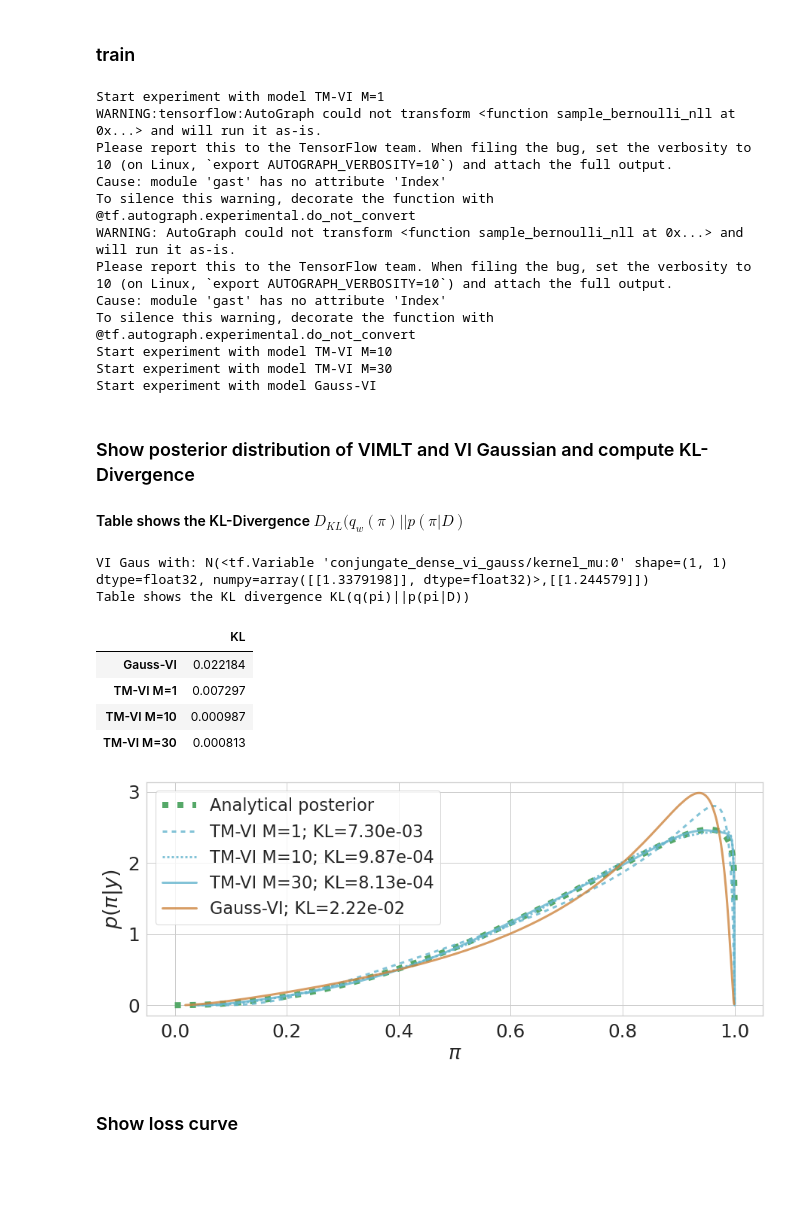
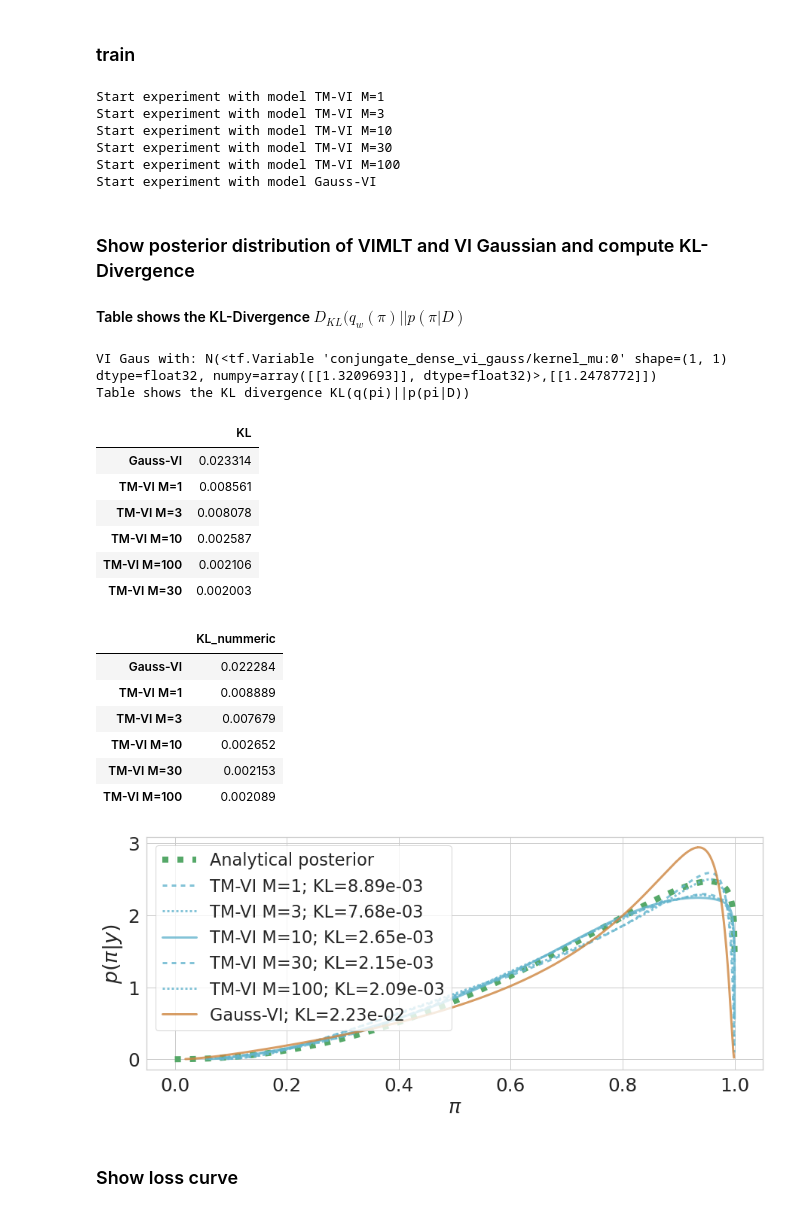
Before and after one commit to stefan1893/TM-VI, a Jupyter notebook: ipynb/00_conjugate_prior.ipynb, the cells around one changed output. Cells and saved outputs as stored; diff of their text form; code cells hidden in the pictures; blank space fills up the shorter version.

```diff
--- a/ipynb/00_conjugate_prior.ipynb
+++ b/ipynb/00_conjugate_prior.ipynb
@@ -132,7 +152,8 @@ def softplus_inv(y):
 ### initialize TM-VI
 # %%
 models = {}
-Ms = [1,10,30]
+Ms = [1,3,10,30,100,]
+# Ms = [1,10,]
 for M in Ms:
     # init params
     kernel_initializers=dict(kernel_init_alpha_w = initializers.RandomNormal(mean=1.5),
@@ -202,17 +222,18 @@ _________________________________________________________________
 plt.figure(figsize=(12,6))
 pdf_post = stats.beta(a=alpha_post, b=beta_post).pdf(x=pis)
 sns.lineplot(data=pd.DataFrame.from_dict({'$p(\pi|y)$':pdf_post, '$\pi$':pis}), x='$\pi$', y='$p(\pi|y)$', label='$p(\pi|y)$', linewidth=3, color='g')
-linestyles = ['-', ':', '--', '-.']
+linestyles = ['-', ':', '--', '-.',]
 ls = 0
 for name, model in models.items():
     layer = model.layers[0]
-    qw, w = layer.get_w_dist()
-    bij = tfp.bijectors.Sigmoid()
-    pi = bij(w)
-    log_q_pi = tf.math.log(qw) - bij.forward_log_det_jacobian(w, event_ndims=0)
+    pi, log_q_pi = layer.sample(num=1000, bijector=tfp.bijectors.Sigmoid())
+    pi = pi.numpy().squeeze()
+    sort = np.argsort(pi)
+    pi = pi[sort]
+    log_q_pi = log_q_pi.numpy().squeeze()[sort]
     q_pi = tf.math.exp(log_q_pi)
     if "TM-VI" in name:
-        plt.plot(pi, q_pi, label=name, linewidth=2., color='c', linestyle=linestyles[ls])
+        plt.plot(pi, q_pi, label=name, linewidth=2., color='c', linestyle=linestyles[ls%4])
         ls += 1
     else:
         plt.plot(pi, q_pi, label=name, linewidth=2., color='peru')
@@ -235,22 +263,17 @@ class LogKL(tf.keras.callbacks.Callback):
 
 for name, model in models.items():
     print(f"Start experiment with model {name}")
-    epochs = 10000
-    lr_callback = tf.keras.callbacks.LearningRateScheduler(partial(scheduler, lr_start=0.05, lr_stop=0.025, epochs=epochs))
-    model.compile(optimizer=tf.keras.optimizers.SGD(learning_rate=0.05), loss=sample_bernoulli_nll, run_eagerly=False)
-    model.fit(tf.ones((len(data),1)), ytensor, epochs=epochs, verbose=False, callbacks=[lr_callback, LogKL()])
+    epochs = 1000
+    # epochs = 100
+    # lr_callback = tf.keras.callbacks.LearningRateScheduler(partial(scheduler, lr_start=0.1, lr_stop=0.025, epochs=epochs))
+    model.compile(optimizer=tf.keras.optimizers.RMSprop(learning_rate=0.01), loss=sample_bernoulli_nll, run_eagerly=False)
+    model.fit(tf.ones((len(data),1)), ytensor, epochs=epochs, verbose=False, callbacks=[LogKL()])
 # %% [output]
 Start experiment with model TM-VI M=1
-WARNING:tensorflow:AutoGraph could not transform <function sample_bernoulli_nll at 0x...> and will run it as-is.
-Please report this to the TensorFlow team. When filing the bug, set the verbosity to 10 (on Linux, `export AUTOGRAPH_VERBOSITY=10`) and attach the full output.
-Cause: module 'gast' has no attribute 'Index'
-To silence this warning, decorate the function with @tf.autograph.experimental.do_not_convert
-WARNING: AutoGraph could not transform <function sample_bernoulli_nll at 0x...> and will run it as-is.
-Please report this to the TensorFlow team. When filing the bug, set the verbosity to 10 (on Linux, `export AUTOGRAPH_VERBOSITY=10`) and attach the full output.
-Cause: module 'gast' has no attribute 'Index'
-To silence this warning, decorate the function with @tf.autograph.experimental.do_not_convert
+Start experiment with model TM-VI M=3
 Start experiment with model TM-VI M=10
 Start experiment with model TM-VI M=30
+Start experiment with model TM-VI M=100
 Start experiment with model Gauss-VI
 # %% [markdown]
 ### Show posterior distribution of VIMLT and VI Gaussian and compute KL-Divergence
@@ -260,46 +283,60 @@ alpha_post = alpha + np.sum(data)
 beta_post = beta + len(data) - np.sum(data)
 post_analytic = tfd.Beta(alpha_post.astype(np.float32), beta_post.astype(np.float32))
 plt.figure(figsize=(13,6))
 sns.lineplot(data=pd.DataFrame.from_dict({'$p(\pi|y)$':post_analytic.prob(pis), '$\pi$':pis}), x='$\pi$', y='$p(\pi|y)$', label="Analytical posterior", linewidth=8, color='g', linestyle=(0, (1, 1.5)))
 KLs = {}
+KLs2 = {}
 linestyles = [(0, (2, 2)), (0, (1, 1)), '-']
 ls = 0
 for name, model in models.items():
     layer = model.layers[0]
-    qw, w = layer.get_w_dist(num=100000)
-    bij = tfp.bijectors.Sigmoid()
-    pi = bij(w)
-    log_q_pi = tf.math.log(qw) - bij.forward_log_det_jacobian(w, event_ndims=0)
+    pi, log_q_pi = layer.sample(num=100000, bijector=tfp.bijectors.Sigmoid())
+    pi = pi.numpy().squeeze()
+    sort = np.argsort(pi)
+    pi=pi[sort]
+    log_q_pi = log_q_pi.numpy().squeeze()[sort]
     q_pi = tf.math.exp(log_q_pi)
 
     # compute KL div KL(q(pi) || p(pi|D))
     log_p_pi_D = post_analytic.log_prob(pi)
+    KLs[name] = np.mean(log_q_pi - log_p_pi_D)
+    # or
     rel_entropy = q_pi * (log_q_pi - log_p_pi_D)
     kl_div = np.trapz(rel_entropy, x=pi)
-    KLs[name] = kl_div
+    KLs2[name] = kl_div
 
     if "TM-VI" in name:
-        plt.plot(pi, q_pi, label=name+f"; KL={kl_div:.2e}", linewidth=3., color='c', linestyle=linestyles[ls], alpha=0.8)
+        plt.plot(pi, q_pi, label=name+f"; KL={kl_div:.2e}", linewidth=3., color='c', linestyle=linestyles[ls%3], alpha=0.8)
         ls += 1
     else:
         plt.plot(pi, q_pi, label=name+f"; KL={kl_div:.2e}", linewidth=3., color='peru', alpha=0.8)
 
 plt.legend(fontsize='small')
 # plt.title("Posterior distribution")
 plt.tight_layout()
 plt.savefig("00_conj_posterior.pdf")
 
 print("Table shows the KL divergence KL(q(pi)||p(pi|D))")
-pd.DataFrame.from_dict(KLs, orient='index', columns=["KL"]).sort_values('KL', ascending=False)
+display(pd.DataFrame.from_dict(KLs, orient='index', columns=["KL"]).sort_values('KL', ascending=False))
+display(pd.DataFrame.from_dict(KLs2, orient='index', columns=["KL_nummeric"]).sort_values('KL_nummeric', ascending=False))
 # %% [output]
-VI Gaus with: N(<tf.Variable 'conjungate_dense_vi_gauss/kernel_mu:0' shape=(1, 1) dtype=float32, numpy=array([[1.3379198]], dtype=float32)>,[[1.244579]])
+VI Gaus with: N(<tf.Variable 'conjungate_dense_vi_gauss/kernel_mu:0' shape=(1, 1) dtype=float32, numpy=array([[1.3209693]], dtype=float32)>,[[1.2478772]])
 Table shows the KL divergence KL(q(pi)||p(pi|D))
 |  | KL |
-| Gauss-VI | 0.022184 |
-| TM-VI M=1 | 0.007297 |
-| TM-VI M=10 | 0.000987 |
-| TM-VI M=30 | 0.000813 |
+| Gauss-VI | 0.023314 |
+| TM-VI M=1 | 0.008561 |
+| TM-VI M=3 | 0.008078 |
+| TM-VI M=10 | 0.002587 |
+| TM-VI M=100 | 0.002106 |
+| TM-VI M=30 | 0.002003 |
+|  | KL_nummeric |
+| Gauss-VI | 0.022284 |
+| TM-VI M=1 | 0.008889 |
+| TM-VI M=3 | 0.007679 |
+| TM-VI M=10 | 0.002652 |
+| TM-VI M=30 | 0.002153 |
+| TM-VI M=100 | 0.002089 |
-[figure, old version]
+[figure, new version]
 # %% [markdown]
 ### Show loss curve
 # %%
```
Also changed, not shown: parts of 12 cells of this notebook, 6 other files.
